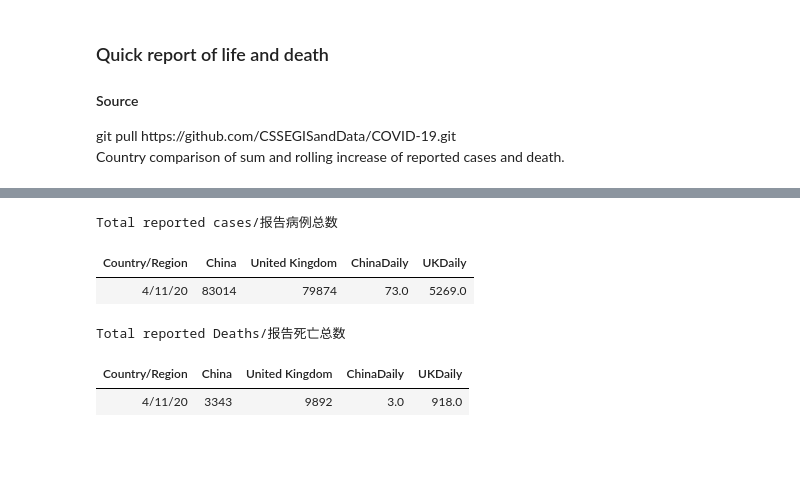
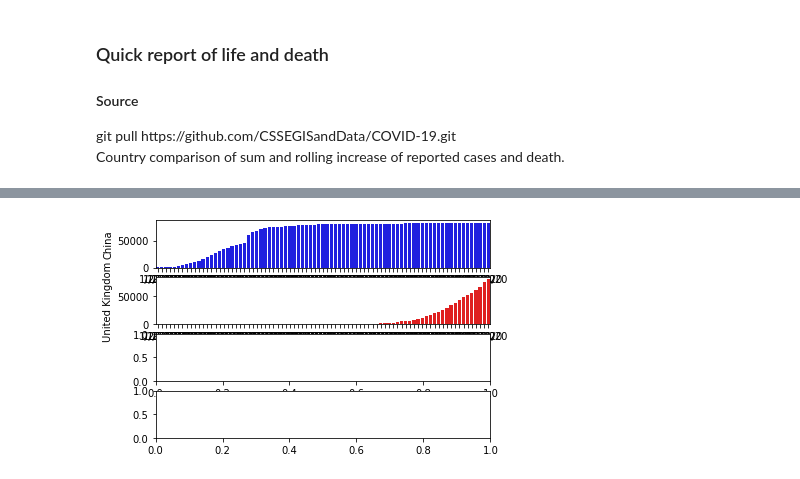
Before and after one commit to Htrismegistos/projectbuds, a Jupyter notebook: CoronaV/QuickView.ipynb, the cells around one changed output, grey strips where cells are left out. Drawn from its saved outputs; the diff is of its cells as text; code cells hidden in the pictures; blank space fills up the shorter version.

```diff
--- a/CoronaV/QuickView.ipynb
+++ b/CoronaV/QuickView.ipynb
@@ -11,6 +11,3 @@ import datetime as dtt
 import numpy as np
 import matplotlib.pyplot as plt
 import seaborn as sns
-# %%
-df = pd.read_csv('time_series_covid19_confirmed_global.csv')
-df.shape
@@ -19,6 +13,0 @@ df.shape
-# %%
-country = df.loc[df['Country/Region'].str.contains('United Kingdom|China')].groupby('Country/Region').sum()
-country.drop(['Lat','Long'], axis = 1, inplace = True)
-country = country.T
-country['ChinaDaily'] = country[['China']].diff(axis = 0, periods = 1)
-country['UKDaily'] = country[['United Kingdom']].diff(axis = 0, periods = 1)
@@ -38,0 +47,8 @@ countryD['UKDaily'] = countryD[['United Kingdom']].diff(axis = 0, periods = 1)
+# %%
+s0 = 'time_series_covid19_confirmed_global.csv'
+s1 = 'time_series_covid19_deaths_global.csv'
+arg = ['China','United Kingdom']
+#arg = ['Hungary']
+arg = ['China', 'Brazil']
+sick = infect(s0,*arg)
+dead = infect(s1,*arg)
@@ -49,14 +78,10 @@ countryD[['ChinaDaily','UKDaily']].plot(kind ='bar', figsize = (15,3), title = '
-# %%
-print('Total reported cases/报告病例总数')
-country[-1:]
-# %% [output]
-Total reported cases/报告病例总数
-| Country/Region | China | United Kingdom | ChinaDaily | UKDaily |
-| 4/11/20 | 83014 | 79874 | 73.0 | 5269.0 |
-# %%
-print('Total reported Deaths/报告死亡总数')
-countryD[-1:]
-# %% [output]
-Total reported Deaths/报告死亡总数
-| Country/Region | China | United Kingdom | ChinaDaily | UKDaily |
-| 4/11/20 | 3343 | 9892 | 3.0 | 918.0 |
+# %%
+fig,ax = plt.subplots(4,1)
+
+ax[0] = sns.barplot(x=sick.index,y='China', data = sick, color = 'blue', ax = ax[0])
+ax[1] = sns.barplot(x=sick.index,y=sick['United Kingdom'], color ='red', ax = ax[1])
+
+plt.tightlayout()
+plt.show()
+# %% [output]
+[figure, added]
```
Also changed, not shown: parts of 10 cells of this notebook, 2 other files.
